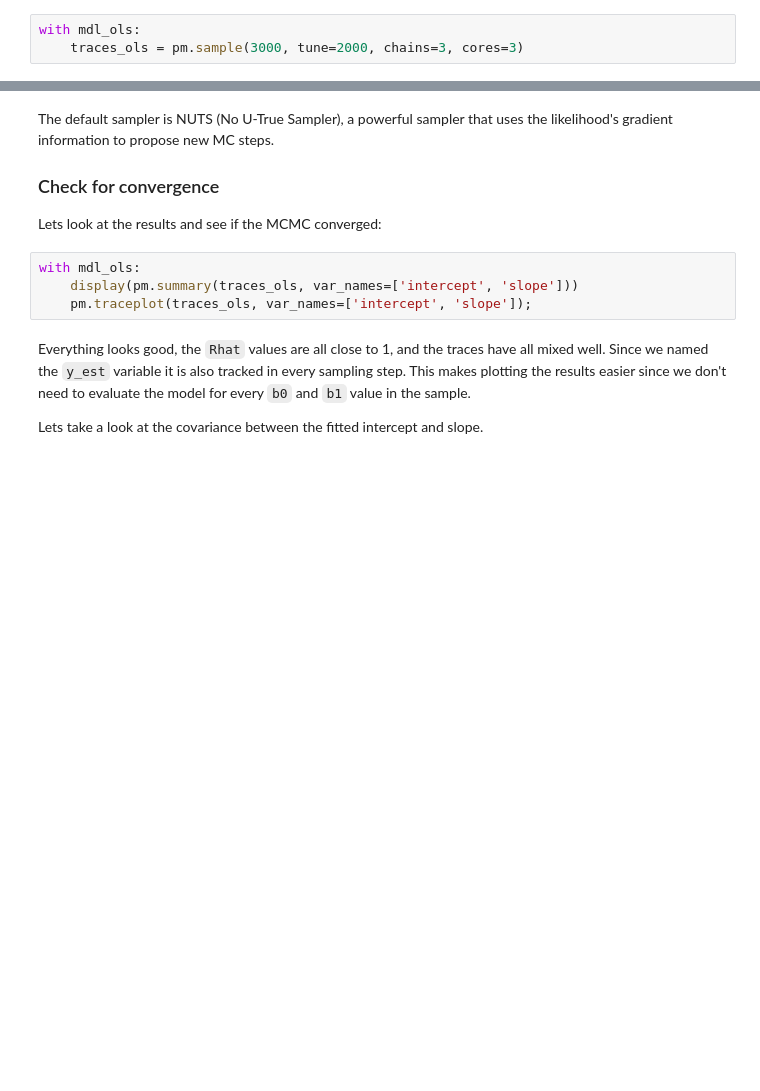
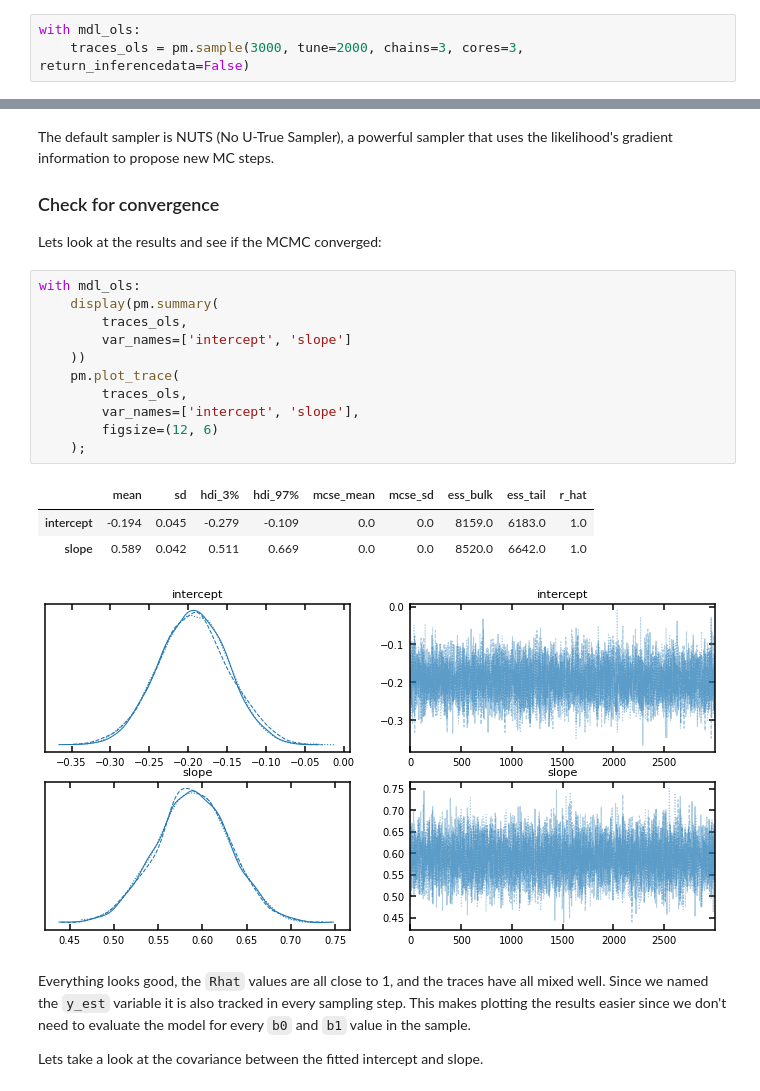
Before and after one commit to CKrawczyk/jupyter_data_languages, a Jupyter notebook: mcmc_fit_with_outliers_pymc.ipynb, the cells around one changed output, grey strips where cells are left out. Cells and saved outputs as stored; diff of their text form; blank space fills up the shorter version.

```diff
--- a/mcmc_fit_with_outliers_pymc.ipynb
+++ b/mcmc_fit_with_outliers_pymc.ipynb
@@ -105,4 +117,4 @@ We can see the likelihood of the fit given the data is defined as a Normal distr
 Now we can run the MCMC sampler to find the best fit.
 # %%
 with mdl_ols:
-    traces_ols = pm.sample(3000, tune=2000, chains=3, cores=3)
+    traces_ols = pm.sample(3000, tune=2000, chains=3, cores=3, return_inferencedata=False)
@@ -113,8 +132,20 @@ The default sampler is NUTS (No U-True Sampler), a powerful sampler that uses th
 Lets look at the results and see if the MCMC converged:
 # %%
 with mdl_ols:
-    display(pm.summary(traces_ols, var_names=['intercept', 'slope']))
-    pm.traceplot(traces_ols, var_names=['intercept', 'slope']);
+    display(pm.summary(
+        traces_ols,
+        var_names=['intercept', 'slope']
+    ))
+    pm.plot_trace(
+        traces_ols,
+        var_names=['intercept', 'slope'],
+        figsize=(12, 6)
+    );
+# %% [output]
+|  | mean | sd | hdi_3% | hdi_97% | mcse_mean | mcse_sd | ess_bulk | ess_tail | r_hat |
+| intercept | -0.194 | 0.045 | -0.279 | -0.109 | 0.0 | 0.0 | 8159.0 | 6183.0 | 1.0 |
+| slope | 0.589 | 0.042 | 0.511 | 0.669 | 0.0 | 0.0 | 8520.0 | 6642.0 | 1.0 |
+[figure, added]
 # %% [markdown]
 Everything looks good, the `Rhat` values are all close to 1, and the traces have all mixed well.  Since we named the `y_est` variable it is also tracked in every sampling step.  This makes plotting the results easier since we don't need to evaluate the model for every `b0` and `b1` value in the sample.
 
```
Also changed, not shown: parts of 24 cells of this notebook, 20 other files.
